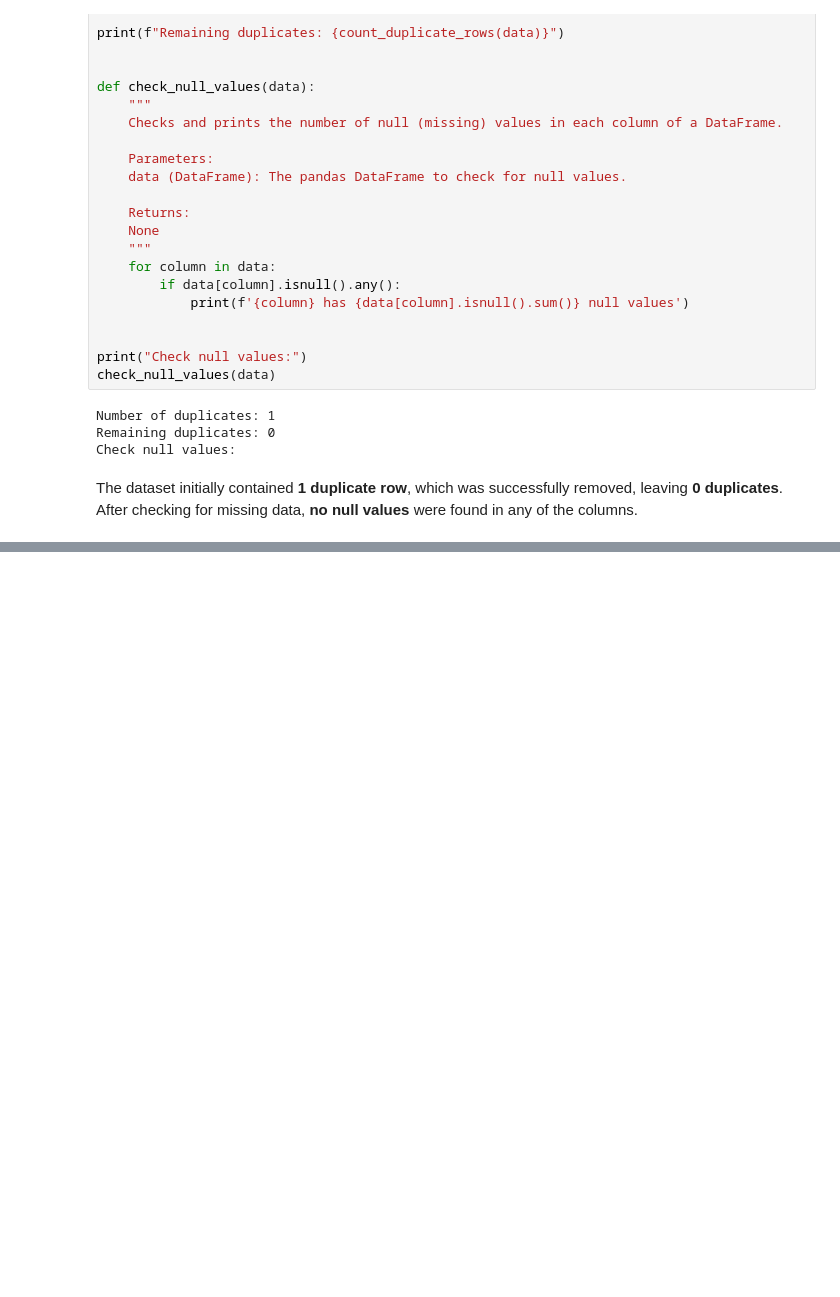
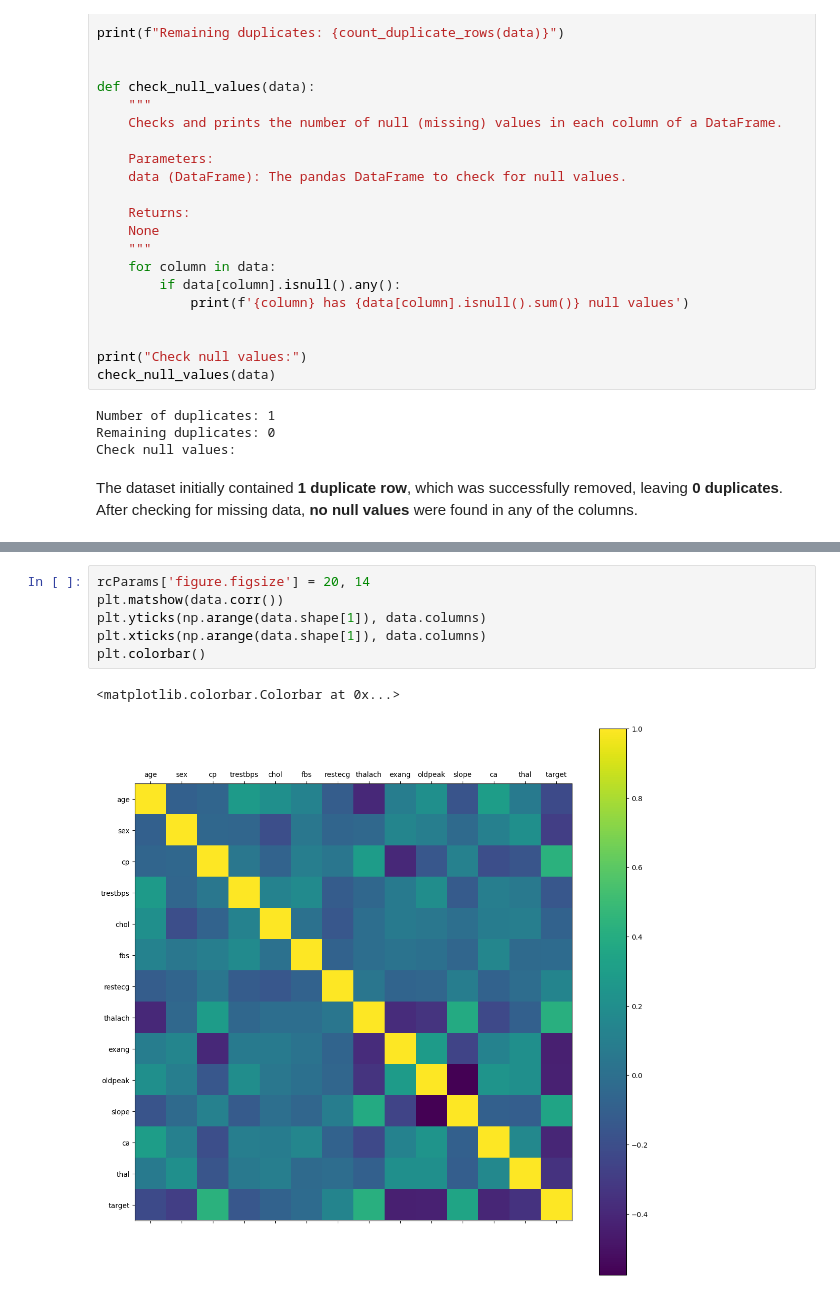
Before and after one commit to MoteneJan/Heart_Diease_Prediction, a Jupyter notebook: Heart_Disease_Prediction.ipynb, the cells around one changed output, grey strips where cells are left out. Drawn from its saved outputs; the diff is of its cells as text; blank space fills up the shorter version.

Commit message:
Exploratory Data Analysis

```diff
--- a/Heart_Disease_Prediction.ipynb
+++ b/Heart_Disease_Prediction.ipynb
@@ -141,0 +146,9 @@ The dataset initially contained **1 duplicate row**, which was successfully remo
+# %%
+rcParams['figure.figsize'] = 20, 14
+plt.matshow(data.corr())
+plt.yticks(np.arange(data.shape[1]), data.columns)
+plt.xticks(np.arange(data.shape[1]), data.columns)
+plt.colorbar()
+# %% [output]
+<matplotlib.colorbar.Colorbar at 0x...>
+[figure, added]
```
Also changed, not shown: parts of 10 cells of this notebook.
